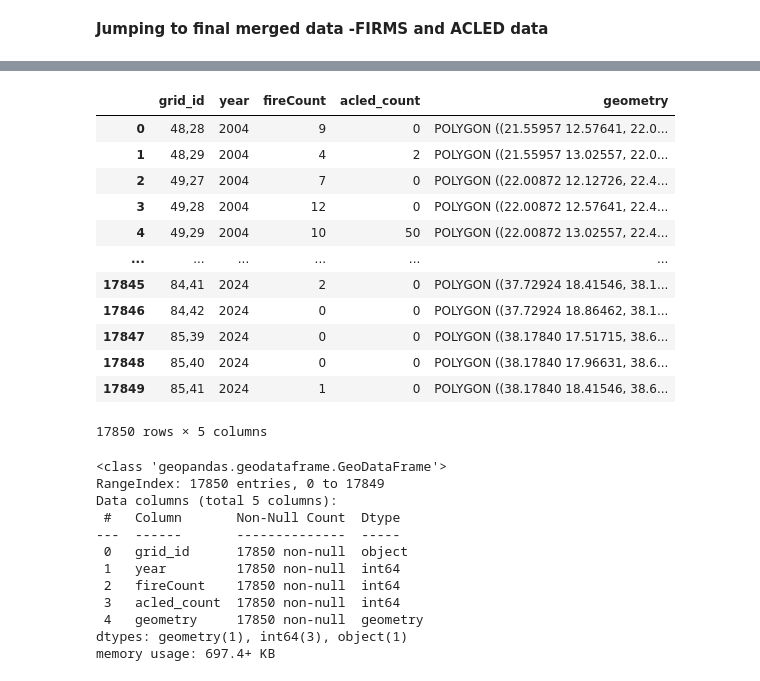
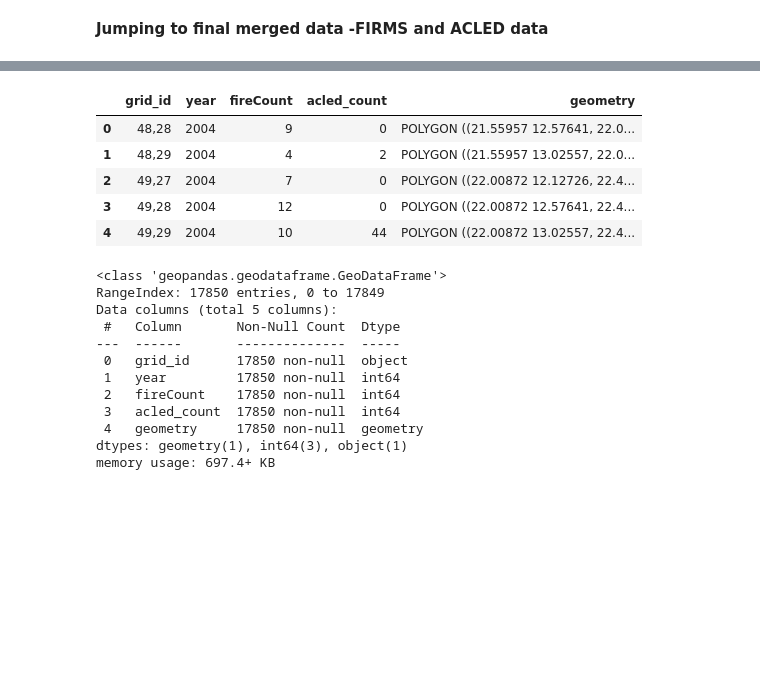
Before and after one commit to sameera006/Final_Dissertation, a Jupyter notebook: Mergeddata_Copy.ipynb, the cells around one changed output, grey strips where cells are left out. Drawn from its saved outputs; the diff is of its cells as text; code cells hidden in the pictures; blank space fills up the shorter version.

```diff
--- a/Mergeddata_Copy.ipynb
+++ b/Mergeddata_Copy.ipynb
@@ -27,0 +28,2 @@ merged_fire_acled = pd.read_csv("acled_fire_combined_2004_2024.csv", encoding =
+# %%
+filtered_acled_fire_2004_24 = pd.read_csv("Acled_Firms_fire_count_year_2004_2024.csv",encoding = "latin1")
@@ -75,0 +111,8 @@ dtype: int64
+# %%
+import json
+# Converting the JSON strings to dictionaries for proper comparison
+filtered_acled_fire_2004_24['geo_acled'] = filtered_acled_fire_2004_24['geo_acled'].apply(json.loads)
+filtered_acled_fire_2004_24['geo_fire'] = filtered_acled_fire_2004_24['geo_fire'].apply(json.loads)
+
+# Checking if the geo_acled and geo_fire columns are the same
+filtered_acled_fire_2004_24['geo_equal'] = filtered_acled_fire_2004_24['geo_acled'] == filtered_acled_fire_2004_24['geo_fire']
@@ -75,0 +142,14 @@ dtype: int64
+# %%
+from shapely.geometry import shape
+
+# If all geo_equal are True, use geo_acled for creating GeoDataFrame
+if filtered_acled_fire_2004_24['geo_equal'].all():
+    # Convert the 'geo_acled' column to shapely geometries
+    filtered_acled_fire_2004_24['geometry'] = filtered_acled_fire_2004_24['geo_acled'].apply(lambda x: shape(x))
+
+    # Create a GeoDataFrame
+    gdf_new = gpd.GeoDataFrame(filtered_acled_fire_2004_24, geometry='geometry')
+
+    print(gdf_new)  # Display the GeoDataFrame
+else:
+    print("The geo_acled and geo_fire columns are not all the same.")
@@ -76 +190,3 @@ dtype: int64
+# %%
+gdf_new=gdf_new.drop(columns=['geo_acled','geo_fire','geo_equal'])
 # %%
@@ -154,17 +220,10 @@ gdf=gdf.drop(columns=['geo_acled','geo_fire','geo_equal'])
 # %%
-gdf
+gdf_new.head()
 # %% [output]
 |  | grid_id | year | fireCount | acled_count | geometry |
 | 0 | 48,28 | 2004 | 9 | 0 | POLYGON ((21.55957 12.57641, 22.0... |
 | 1 | 48,29 | 2004 | 4 | 2 | POLYGON ((21.55957 13.02557, 22.0... |
 | 2 | 49,27 | 2004 | 7 | 0 | POLYGON ((22.00872 12.12726, 22.4... |
 | 3 | 49,28 | 2004 | 12 | 0 | POLYGON ((22.00872 12.57641, 22.4... |
-| 4 | 49,29 | 2004 | 10 | 50 | POLYGON ((22.00872 13.02557, 22.4... |
-| ... | ... | ... | ... | ... | ... |
-| 17845 | 84,41 | 2024 | 2 | 0 | POLYGON ((37.72924 18.41546, 38.1... |
-| 17846 | 84,42 | 2024 | 0 | 0 | POLYGON ((37.72924 18.86462, 38.1... |
-| 17847 | 85,39 | 2024 | 0 | 0 | POLYGON ((38.17840 17.51715, 38.6... |
-| 17848 | 85,40 | 2024 | 0 | 0 | POLYGON ((38.17840 17.96631, 38.6... |
-| 17849 | 85,41 | 2024 | 1 | 0 | POLYGON ((38.17840 18.41546, 38.6... |
+| 4 | 49,29 | 2004 | 10 | 44 | POLYGON ((22.00872 13.02557, 22.4... |
-17850 rows × 5 columns
 # %%
```
Also changed, not shown: parts of 70 cells of this notebook, 11 other files.
